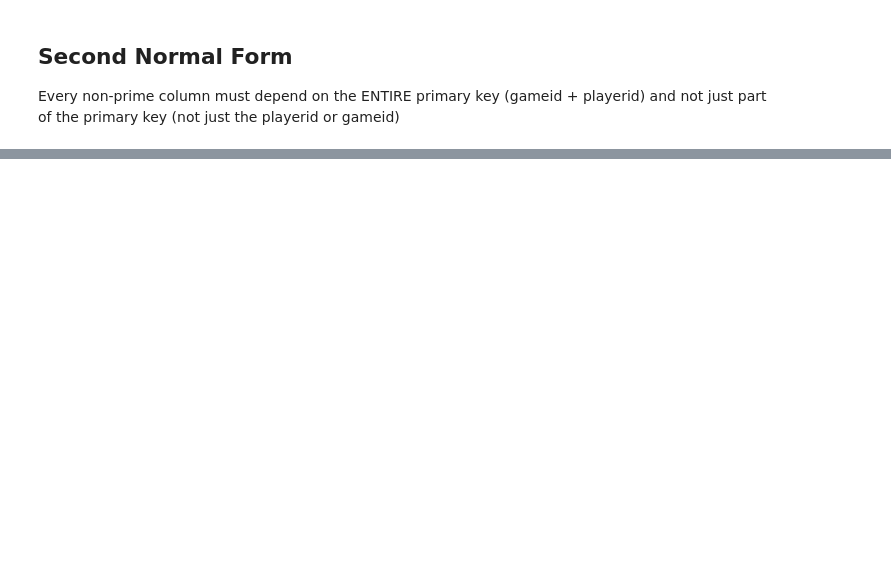
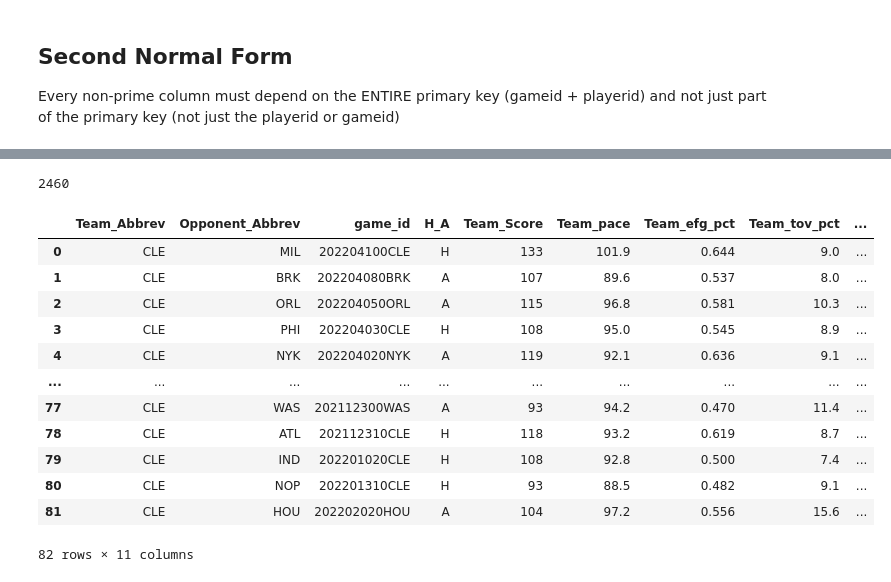
Before and after one commit to giasmith/contrans, a Jupyter notebook: examples/nba_example.ipynb, the cells around one changed output, grey strips where cells are left out. Drawn from its saved outputs; the diff is of its cells as text; code cells hidden in the pictures; blank space fills up the shorter version.

```diff
--- a/examples/nba_example.ipynb
+++ b/examples/nba_example.ipynb
@@ -46,0 +229,32 @@ Each of these will get a seperate table!
+# %%
+nba_db =sqlite3.connect("nba.db")
+# %%
+# NBA games table in nba_db
+nba_game.to_sql('games', nba_db, index=False, chunksize=1000, if_exists='replace')
+nba_player_game.to_sql('player_game', nba_db, index=False, chunksize=1000, if_exists='replace')
+nba_player.to_sql('players', nba_db, index=False, chunksize=1000, if_exists='replace')
+nba_team_game.to_sql('team_games', nba_db, index=False, chunksize=1000, if_exists='replace')
+# %% [output]
+2460
+# %%
+myquery = '''
+SELECT *
+FROM team_games
+WHERE Team_Abbrev = 'CLE'
+'''
+
+pd.read_sql(myquery, nba_db)
+# %% [output]
+|  | Team_Abbrev | Opponent_Abbrev | game_id | H_A | Team_Score | Team_pace | Team_efg_pct | Team_tov_pct | ... |
+| 0 | CLE | MIL | 202204100CLE | H | 133 | 101.9 | 0.644 | 9.0 | ... |
+| 1 | CLE | BRK | 202204080BRK | A | 107 | 89.6 | 0.537 | 8.0 | ... |
+| 2 | CLE | ORL | 202204050ORL | A | 115 | 96.8 | 0.581 | 10.3 | ... |
+| 3 | CLE | PHI | 202204030CLE | H | 108 | 95.0 | 0.545 | 8.9 | ... |
+| 4 | CLE | NYK | 202204020NYK | A | 119 | 92.1 | 0.636 | 9.1 | ... |
+| ... | ... | ... | ... | ... | ... | ... | ... | ... | ... |
+| 77 | CLE | WAS | 202112300WAS | A | 93 | 94.2 | 0.470 | 11.4 | ... |
+| 78 | CLE | ATL | 202112310CLE | H | 118 | 93.2 | 0.619 | 8.7 | ... |
+| 79 | CLE | IND | 202201020CLE | H | 108 | 92.8 | 0.500 | 7.4 | ... |
+| 80 | CLE | NOP | 202201310CLE | H | 93 | 88.5 | 0.482 | 9.1 | ... |
+| 81 | CLE | HOU | 202202020HOU | A | 104 | 97.2 | 0.556 | 15.6 | ... |
+82 rows × 11 columns
```
Also changed, not shown: parts of 17 cells of this notebook, 3 other files.
